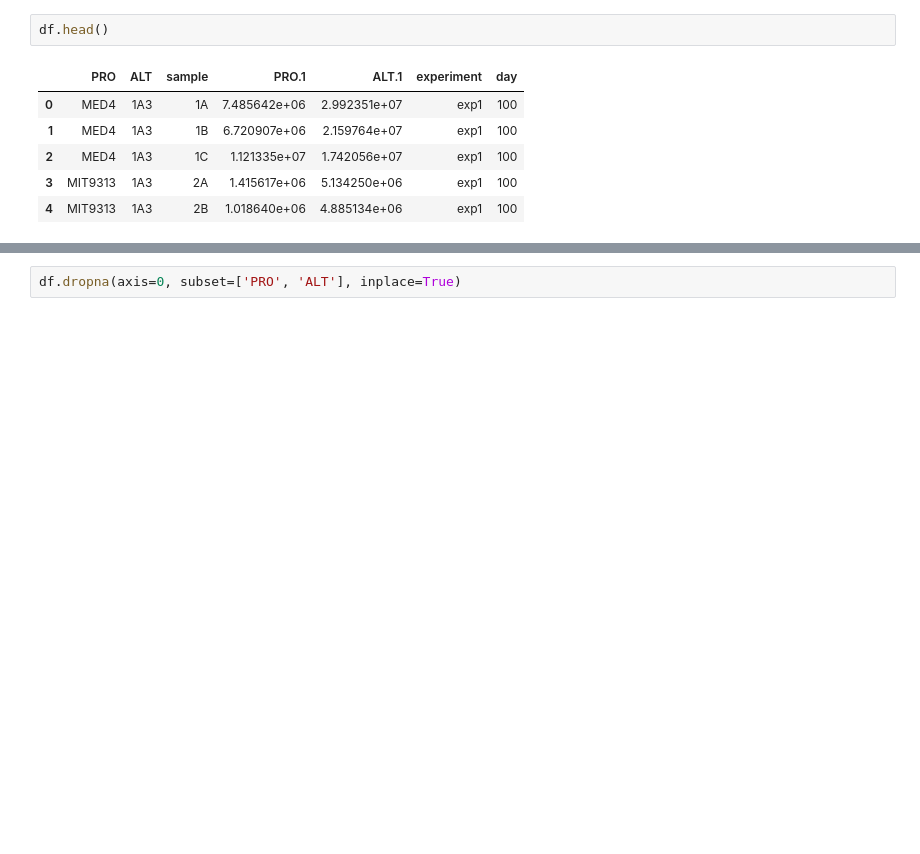
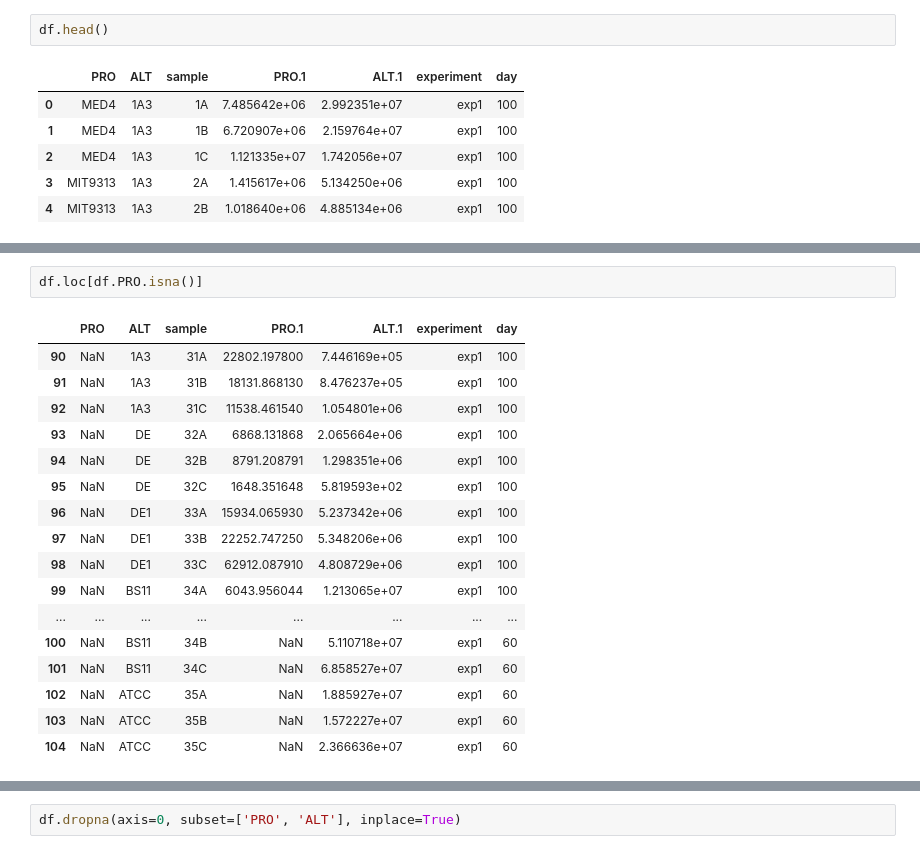
Before and after one commit to wosnat/ccpa, a Jupyter notebook: ccpa_paper_dec_2019-FCM.ipynb, the cells around one changed output, grey strips where cells are left out. Saved outputs shown, nothing was run; the diff lists cells and outputs as text; blank space fills up the shorter version.

```diff
--- a/ccpa_paper_dec_2019-FCM.ipynb
+++ b/ccpa_paper_dec_2019-FCM.ipynb
@@ -93,0 +105,20 @@ df.head()
+# %%
+df.loc[df.PRO.isna()]
+# %% [output]
+|  | PRO | ALT | sample | PRO.1 | ALT.1 | experiment | day |
+| 90 | NaN | 1A3 | 31A | 22802.197800 | 7.446169e+05 | exp1 | 100 |
+| 91 | NaN | 1A3 | 31B | 18131.868130 | 8.476237e+05 | exp1 | 100 |
+| 92 | NaN | 1A3 | 31C | 11538.461540 | 1.054801e+06 | exp1 | 100 |
+| 93 | NaN | DE | 32A | 6868.131868 | 2.065664e+06 | exp1 | 100 |
+| 94 | NaN | DE | 32B | 8791.208791 | 1.298351e+06 | exp1 | 100 |
+| 95 | NaN | DE | 32C | 1648.351648 | 5.819593e+02 | exp1 | 100 |
+| 96 | NaN | DE1 | 33A | 15934.065930 | 5.237342e+06 | exp1 | 100 |
+| 97 | NaN | DE1 | 33B | 22252.747250 | 5.348206e+06 | exp1 | 100 |
+| 98 | NaN | DE1 | 33C | 62912.087910 | 4.808729e+06 | exp1 | 100 |
+| 99 | NaN | BS11 | 34A | 6043.956044 | 1.213065e+07 | exp1 | 100 |
+| ... | ... | ... | ... | ... | ... | ... | ... |
+| 100 | NaN | BS11 | 34B | NaN | 5.110718e+07 | exp1 | 60 |
+| 101 | NaN | BS11 | 34C | NaN | 6.858527e+07 | exp1 | 60 |
+| 102 | NaN | ATCC | 35A | NaN | 1.885927e+07 | exp1 | 60 |
+| 103 | NaN | ATCC | 35B | NaN | 1.572227e+07 | exp1 | 60 |
+| 104 | NaN | ATCC | 35C | NaN | 2.366636e+07 | exp1 | 60 |
```
Also changed, not shown: parts of 29 cells of this notebook.
